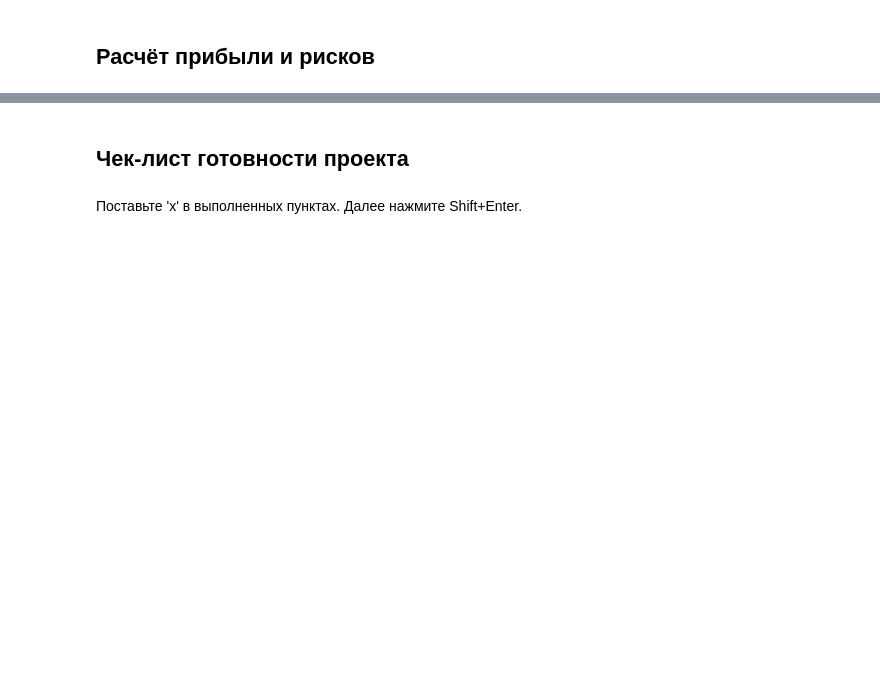
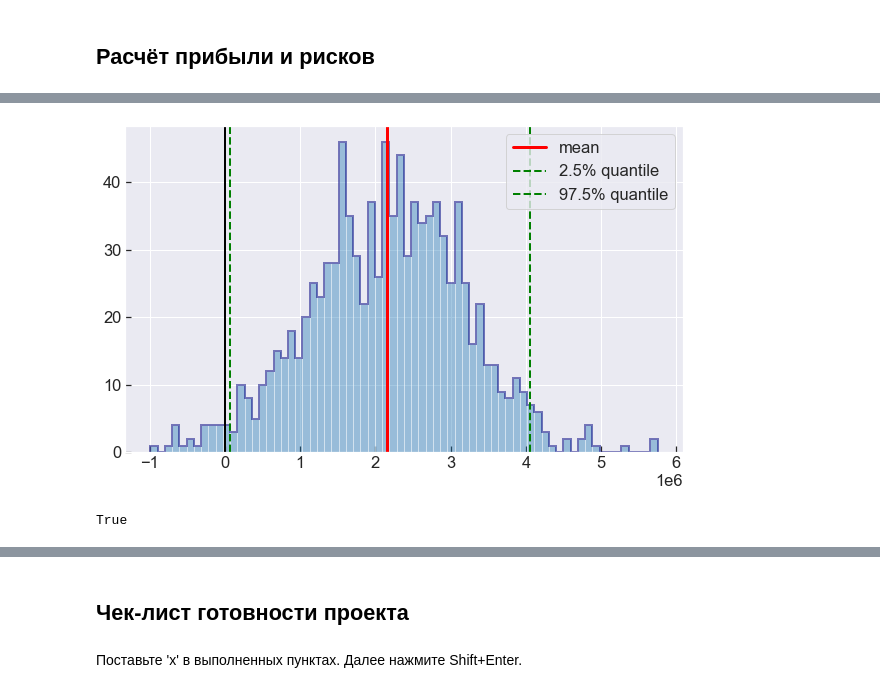
Before and after one commit to mbelveder/praktikum, a Jupyter notebook: 8_petrol/petrol.ipynb, the cells around one changed output, grey strips where cells are left out. Drawn from its saved outputs; the diff is of its cells as text; code cells hidden in the pictures; blank space fills up the shorter version.

```diff
--- a/8_petrol/petrol.ipynb
+++ b/8_petrol/petrol.ipynb
@@ -267,4 +259,4 @@ Predicted mean: 92.33 thousand barrels
 # %%
-predictions_2 = train_evaluate(features_valid_2, target_valid_2)
+predictions_valid_2 = train_evaluate(features_valid_2, target_valid_2)
 # %% [output]
 RMSE: 0.89
@@ -282,0 +371,8 @@ Predicted mean: 95.15 thousand barrels
+# %%
+profits_2, profits_mean_2, profits_interval_2 = bootstrap_profit(predictions_valid_2, target_valid_2)
+# %% [output]
+[figure, added]
+# %%
+np.sum(profits_2 < 0) / len(profits_2) < THRESH_PROB
+# %% [output]
+True
```
Also changed, not shown: parts of 19 cells of this notebook.
